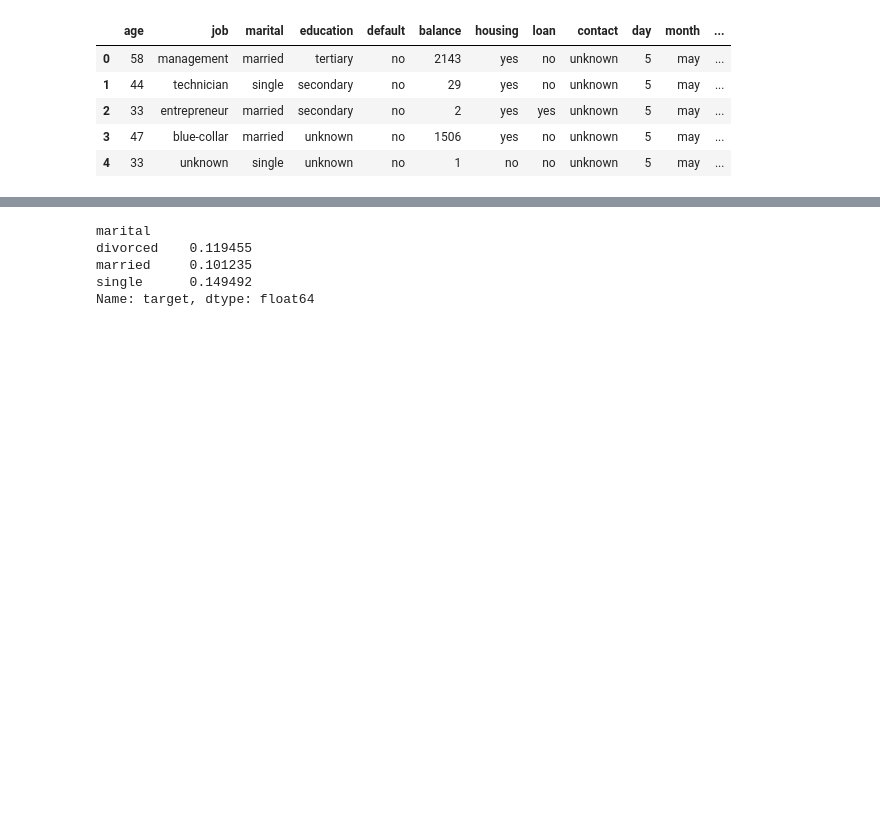
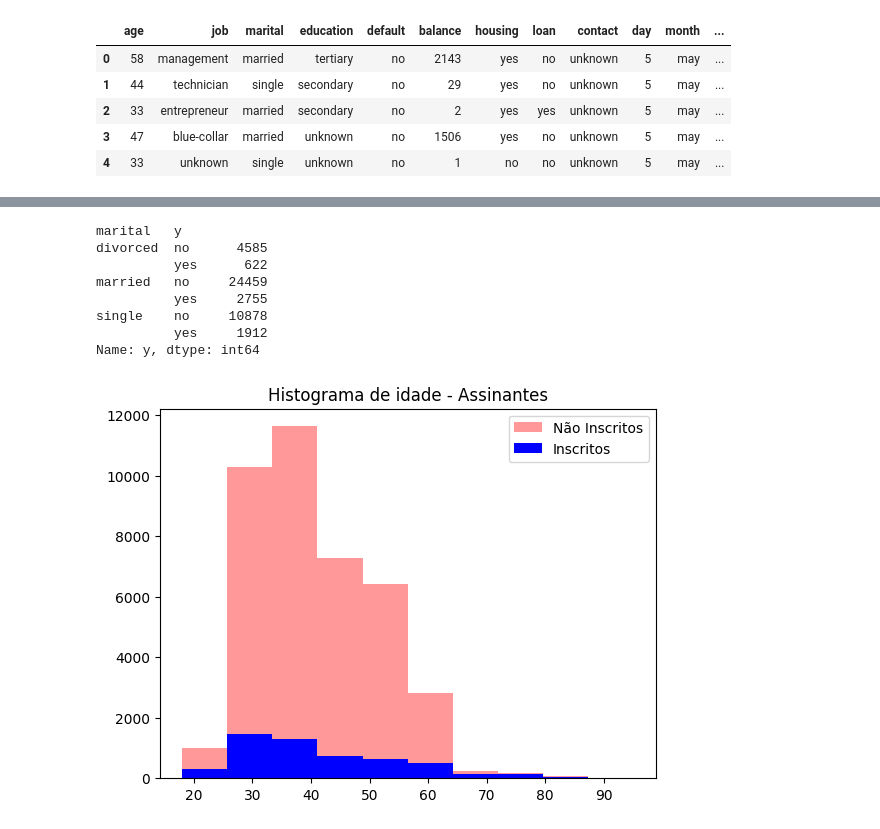
Before and after one commit to charles1706/Bank-Marketing-Propensity-Score, a Jupyter notebook: Untitled.ipynb, the cells around one changed output, grey strips where cells are left out. Drawn from its saved outputs; the diff is of its cells as text; code cells hidden in the pictures; blank space fills up the shorter version.

Commit message:
EDA - Idade e Profissões

```diff
--- a/Untitled.ipynb
+++ b/Untitled.ipynb
@@ -13,10 +36,25 @@ df.head()
 # %%
 df['target'] = df['y'].map({"no":0,"yes":1})
 # %%
-df.groupby("marital")["target"].mean()
+df.groupby(["marital","y"])["y"].count()
 # %% [output]
-marital
-divorced    0.119455
-married     0.101235
-single      0.149492
-Name: target, dtype: float64
+marital   y
+divorced  no      4585
+          yes      622
+married   no     24459
+          yes     2755
+single    no     10878
+          yes     1912
+Name: y, dtype: int64
+# %%
+df_subs = df.query("y == 'yes'")
+# %%
+df_no_subs = df.query("y == 'no'")
+# %%
+plt.title("Histograma de idade - Assinantes")
+plt.hist(df_no_subs.age, label='Não Inscritos', alpha=0.4, color='red')
+plt.hist(df_subs.age,label='Inscritos', alpha=1, color='blue')
+plt.legend()
+plt.show()
+# %% [output]
+[figure, added]
```
Also changed, not shown: parts of 8 cells of this notebook.
